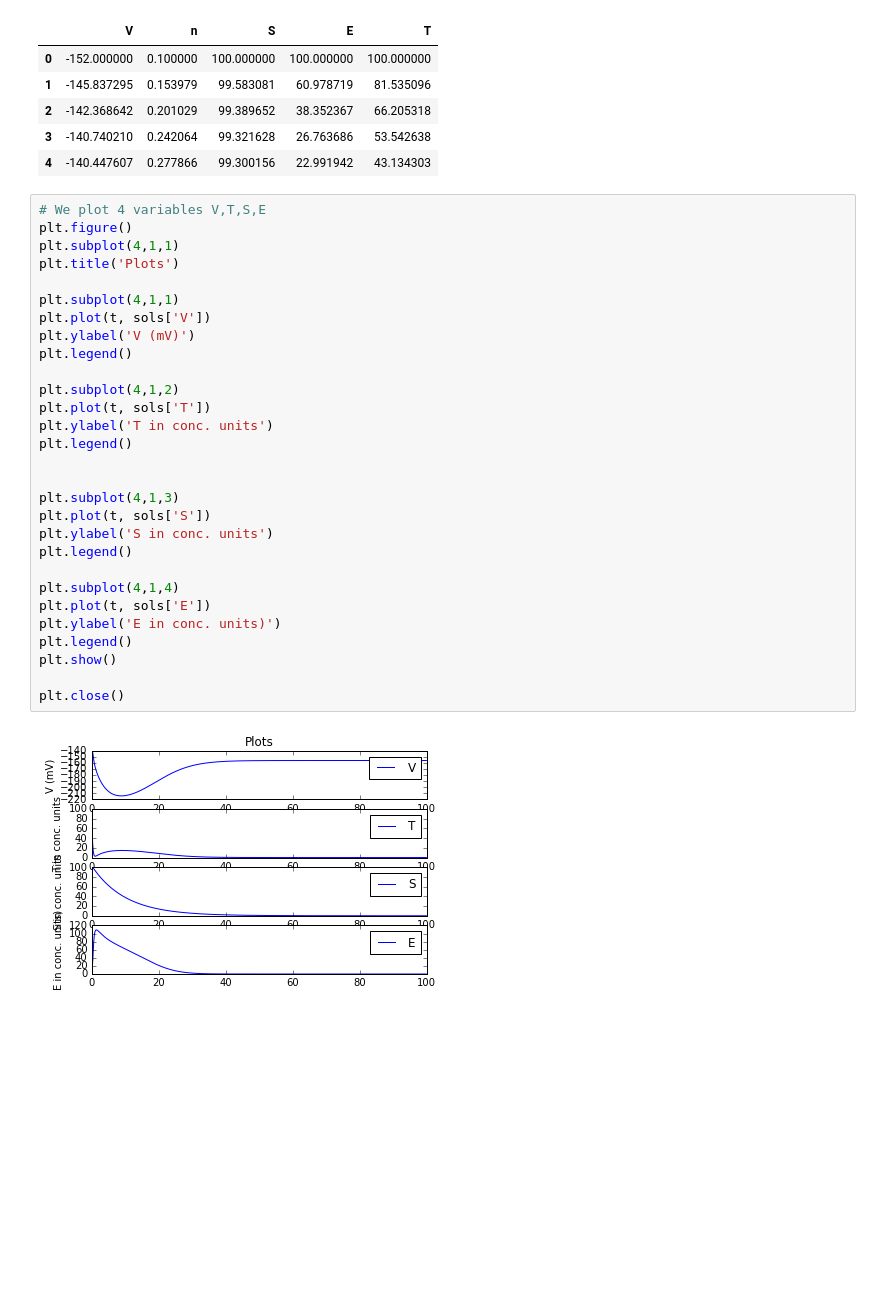
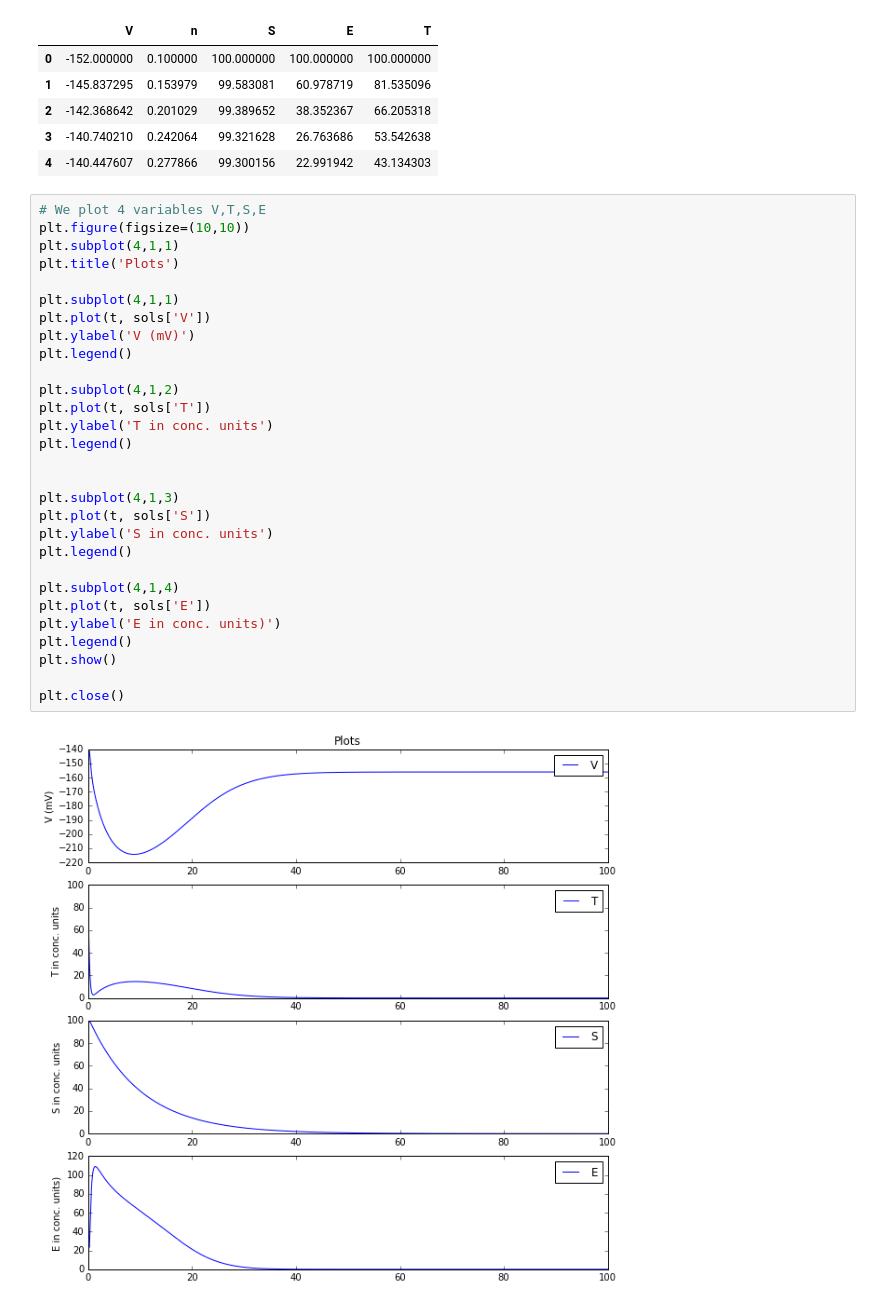
Before and after one commit to quantshah/hh-bio-film-model, a Jupyter notebook: hh.ipynb, the cells around one changed output. Cells and saved outputs as stored; diff of their text form; blank space fills up the shorter version.

Commit message:
Plot size changed

```diff
--- a/hh.ipynb
+++ b/hh.ipynb
@@ -89,32 +89,32 @@ sols.head()
 | 4 | -140.447607 | 0.277866 | 99.300156 | 22.991942 | 43.134303 |
 # %%
 # We plot 4 variables V,T,S,E
-plt.figure()
+plt.figure(figsize=(10,10))
 plt.subplot(4,1,1)
 plt.title('Plots')
 
 plt.subplot(4,1,1)
 plt.plot(t, sols['V'])
 plt.ylabel('V (mV)')
 plt.legend()
 
 plt.subplot(4,1,2)
 plt.plot(t, sols['T'])
 plt.ylabel('T in conc. units')
 plt.legend()
 
 
 plt.subplot(4,1,3)
 plt.plot(t, sols['S'])
 plt.ylabel('S in conc. units')
 plt.legend()
 
 plt.subplot(4,1,4)
 plt.plot(t, sols['E'])
 plt.ylabel('E in conc. units)')
 plt.legend()
 plt.show()
 
 plt.close()
 # %% [output]
-[figure, old version]
+[figure, new version]
```
